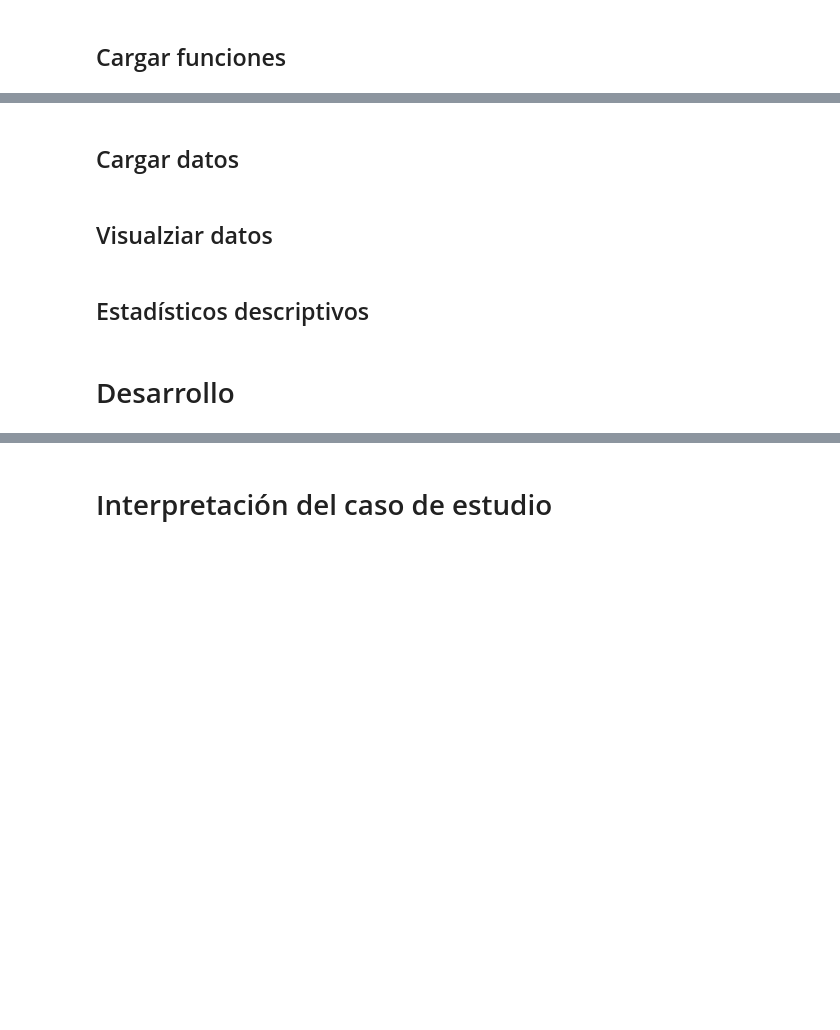
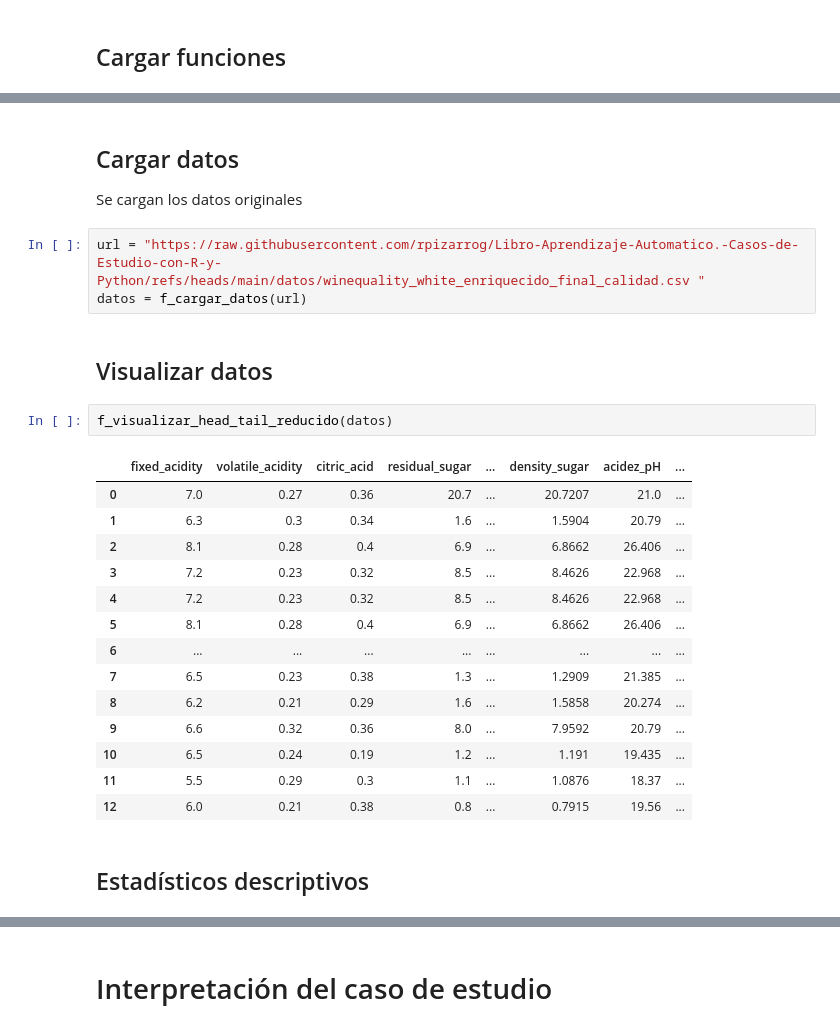
Before and after one commit to rpizarrog/Libro-Aprendizaje-Automatico.-Casos-de-Estudio-con-R-y-Python, a Jupyter notebook: Python NoteBooks/CASO_ESTUDIO_SVR_varios_kernel_calidad_de_vino_y_modelo_de_regresión_mUltiple.ipynb, the cells around one changed output, grey strips where cells are left out. Saved outputs shown, nothing was run; the diff lists cells and outputs as text; blank space fills up the shorter version.

```diff
--- a/Python NoteBooks/CASO_ESTUDIO_SVR_varios_kernel_calidad_de_vino_y_modelo_de_regresión_mUltiple.ipynb
+++ b/Python NoteBooks/CASO_ESTUDIO_SVR_varios_kernel_calidad_de_vino_y_modelo_de_regresión_mUltiple.ipynb
@@ -57,8 +2255,27 @@ Las funciones que permiten la adecuada ejecución de este caso de estudio se pue
+# %% [markdown]
+## Cargar datos
+Se cargan los datos originales
+# %%
+url = "https://raw.githubusercontent.com/rpizarrog/Libro-Aprendizaje-Automatico.-Casos-de-Estudio-con-R-y-Python/refs/heads/main/datos/winequality_white_enriquecido_final_calidad.csv "
+datos = f_cargar_datos(url)
 # %% [markdown]
-## Cargar datos
+## Visualizar datos
-# %% [markdown]
-## Visualziar datos
+# %%
+f_visualizar_head_tail_reducido(datos)
+# %% [output]
+|  | fixed_acidity | volatile_acidity | citric_acid | residual_sugar | ... | density_sugar | acidez_pH | ... |
+| 0 | 7.0 | 0.27 | 0.36 | 20.7 | ... | 20.7207 | 21.0 | ... |
+| 1 | 6.3 | 0.3 | 0.34 | 1.6 | ... | 1.5904 | 20.79 | ... |
+| 2 | 8.1 | 0.28 | 0.4 | 6.9 | ... | 6.8662 | 26.406 | ... |
+| 3 | 7.2 | 0.23 | 0.32 | 8.5 | ... | 8.4626 | 22.968 | ... |
+| 4 | 7.2 | 0.23 | 0.32 | 8.5 | ... | 8.4626 | 22.968 | ... |
+| 5 | 8.1 | 0.28 | 0.4 | 6.9 | ... | 6.8662 | 26.406 | ... |
+| 6 | ... | ... | ... | ... | ... | ... | ... | ... |
+| 7 | 6.5 | 0.23 | 0.38 | 1.3 | ... | 1.2909 | 21.385 | ... |
+| 8 | 6.2 | 0.21 | 0.29 | 1.6 | ... | 1.5858 | 20.274 | ... |
+| 9 | 6.6 | 0.32 | 0.36 | 8.0 | ... | 7.9592 | 20.79 | ... |
+| 10 | 6.5 | 0.24 | 0.19 | 1.2 | ... | 1.191 | 19.435 | ... |
+| 11 | 5.5 | 0.29 | 0.3 | 1.1 | ... | 1.0876 | 18.37 | ... |
+| 12 | 6.0 | 0.21 | 0.38 | 0.8 | ... | 0.7915 | 19.56 | ... |
 # %% [markdown]
 ## Estadísticos descriptivos
-# %% [markdown]
-# Desarrollo
```
Also changed, not shown: parts of 32 cells of this notebook.
